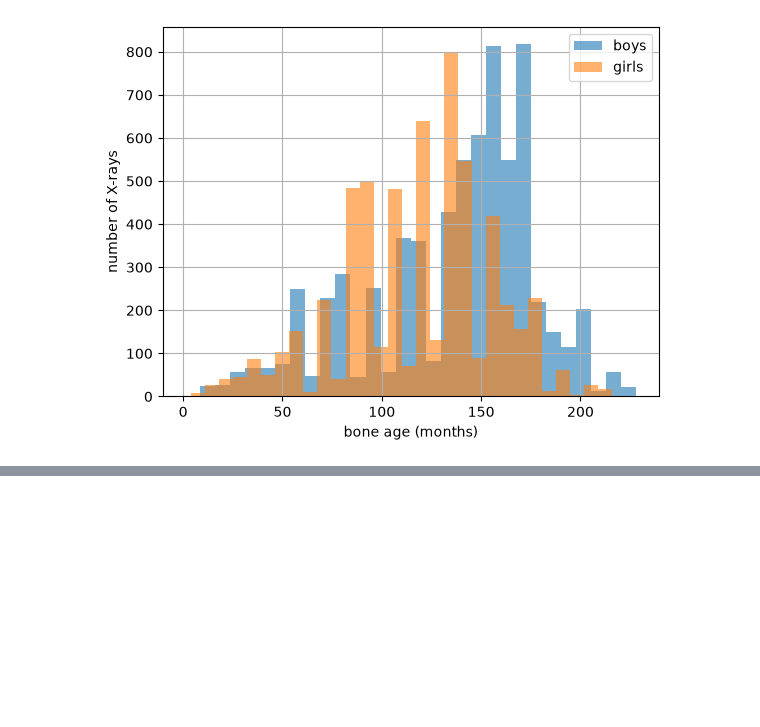
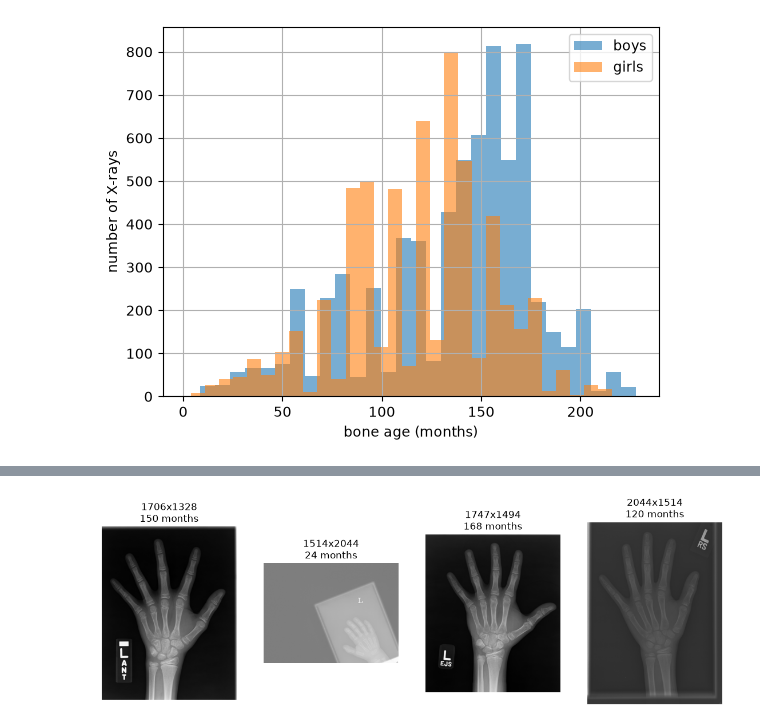
Before and after one commit to kruthika0409-design/bone-age-prediction, a Jupyter notebook: notebooks/01_explore.ipynb, the cells around one changed output, grey strips where cells are left out. Saved outputs shown, nothing was run; the diff lists cells and outputs as text; code cells hidden in the pictures; blank space fills up the shorter version.

```diff
--- a/notebooks/01_explore.ipynb
+++ b/notebooks/01_explore.ipynb
@@ -25,0 +44,12 @@ plt.show()
+# %%
+IMG_DIR = "../data/archive/boneage-training-dataset/boneage-training-dataset"
+
+fig, axes = plt.subplots(1, 4, figsize=(14, 5))
+for ax, (_, r) in zip(axes, df.sample(4, random_state=1).iterrows()):
+    im = cv2.imread(f"{IMG_DIR}/{r.id}.png", cv2.IMREAD_GRAYSCALE)
+    ax.imshow(im, cmap="gray")
+    ax.set_title(f"{im.shape[0]}x{im.shape[1]}\n{r.boneage} months")
+    ax.axis("off")
+plt.show()
+# %% [output]
+[figure, added]
```
Also changed, not shown: parts of 4 cells of this notebook.
